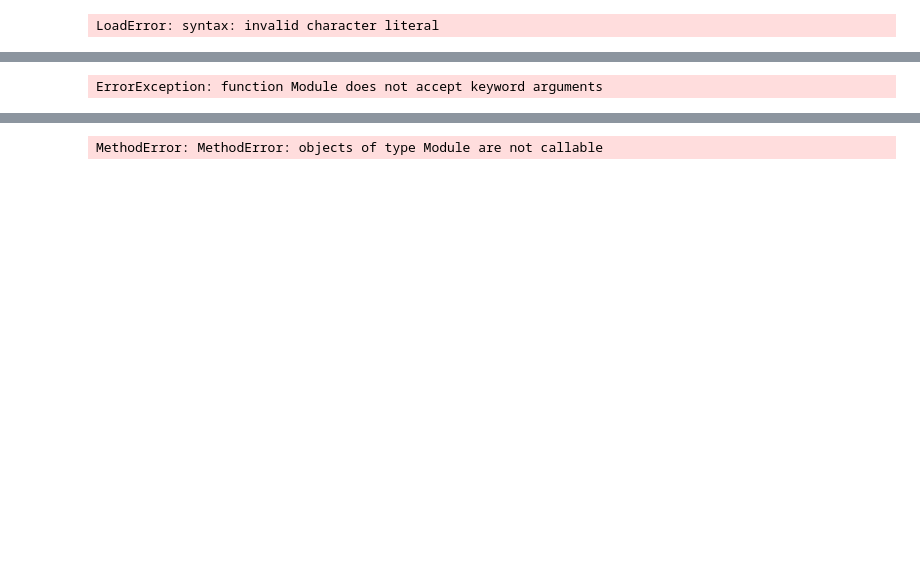
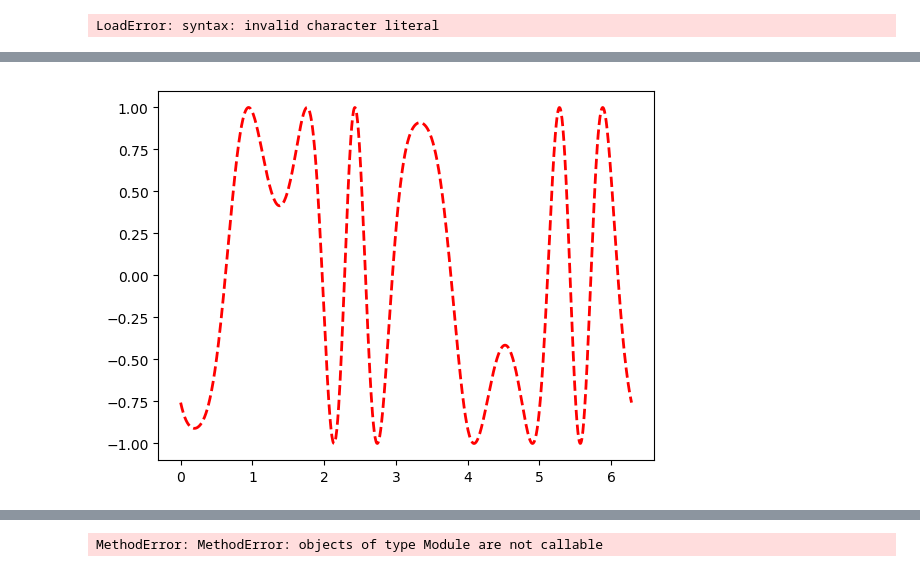
Before and after one commit to LaGuer/MathPhysicalConstants.jl, a Jupyter notebook: doc/MathPhysicalConstants.ipynb, the cells around one changed output, grey strips where cells are left out. Drawn from its saved outputs; the diff is of its cells as text; code cells hidden in the pictures; blank space fills up the shorter version.

```diff
--- a/doc/MathPhysicalConstants.ipynb
+++ b/doc/MathPhysicalConstants.ipynb
@@ -278,12 +385,13 @@ MethodError: MethodError: objects of type Module are not callable
 # %%
+using PyPlot
+using PyCall
+@pyimport math
+@pyimport numpy as np
 
-using PyCall
-@pyimport matplotlib.pyplot as plt
-@pyimport numpy as np
-x = np.linspace(0,2*pi,1000); y = np.sin(3*x + 4*np.cos(2*x));
-plt.(x, y, color="red", linewidth=2.0, linestyle="--")
+x = np.linspace(0,2*np.pi,1000); y = np.sin(3*x + 4*np.cos(2*x));
+plot(x, y, color="red", linewidth=2.0, linestyle="--")
 #plt.title("A sinusoidally modulated sinusoid")
 plt.show()
 # %% [output]
-ErrorException: function Module does not accept keyword arguments
+[figure, added]
 # %%
```
Also changed, not shown: parts of 27 cells of this notebook.
